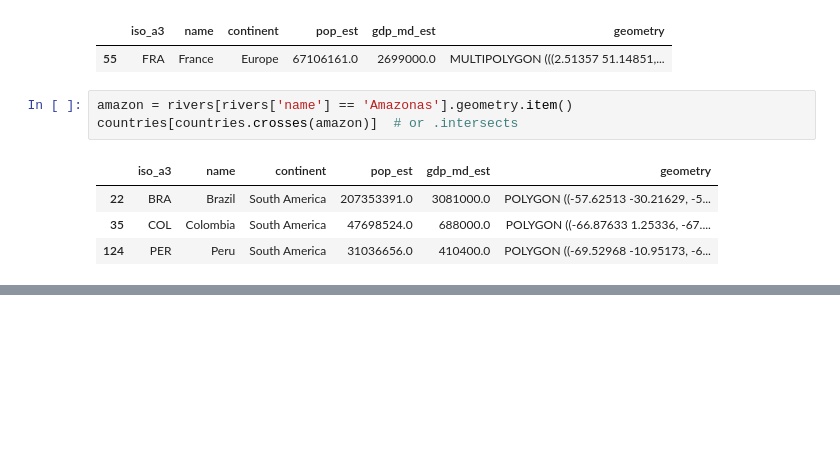
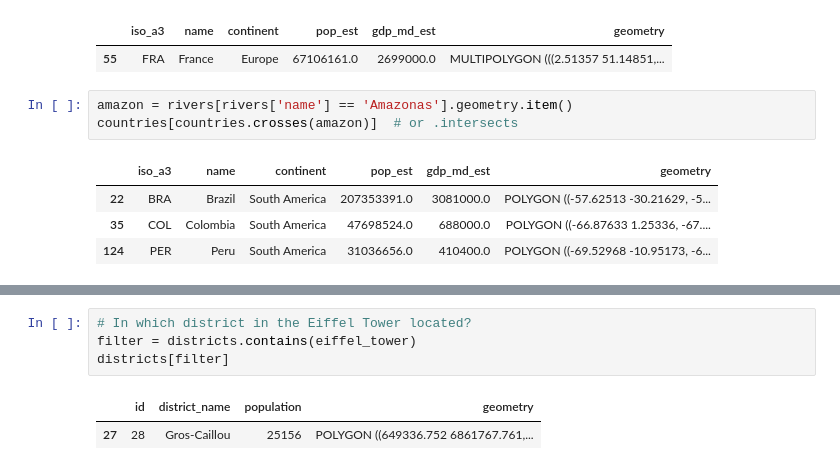
Before and after one commit to liljafreja/geopython, a Jupyter notebook: spatial_relationships_joins.ipynb, the cells around one changed output, grey strips where cells are left out. Cells and saved outputs as stored; diff of their text form; blank space fills up the shorter version.

```diff
--- a/spatial_relationships_joins.ipynb
+++ b/spatial_relationships_joins.ipynb
@@ -47,0 +92,7 @@ countries[countries.crosses(amazon)]  # or .intersects
+# %%
+# In which district in the Eiffel Tower located?
+filter = districts.contains(eiffel_tower)
+districts[filter]
+# %% [output]
+|  | id | district_name | population | geometry |
+| 27 | 28 | Gros-Caillou | 25156 | POLYGON ((649336.752 6861767.761,... |
```
Also changed, not shown: parts of 10 cells of this notebook.
